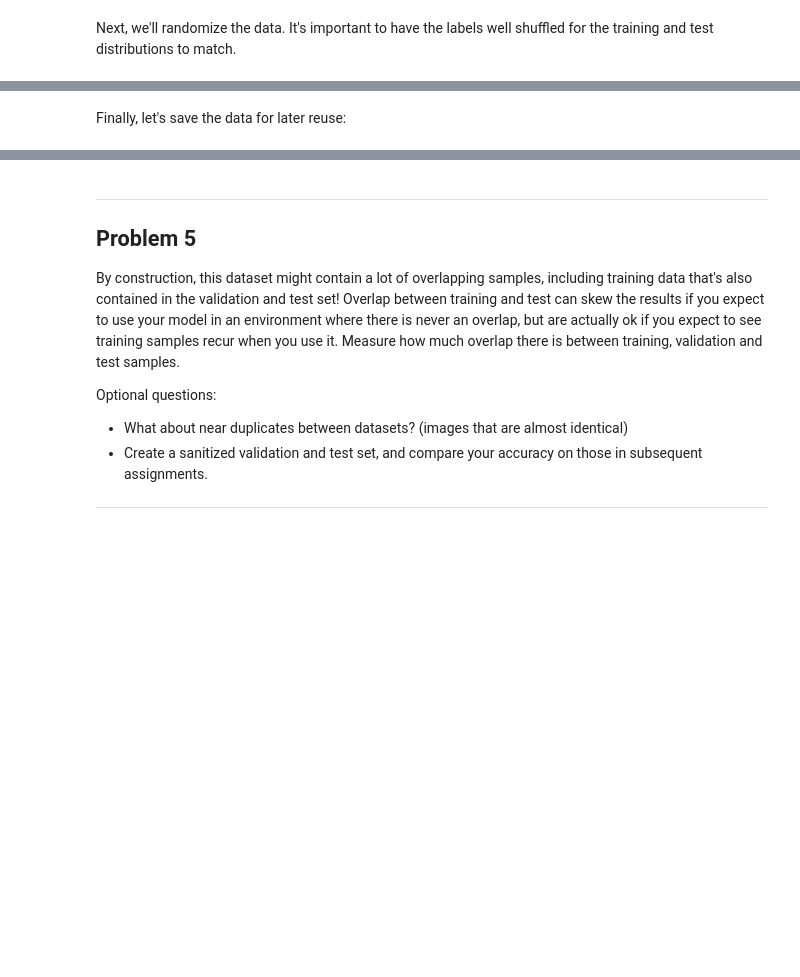
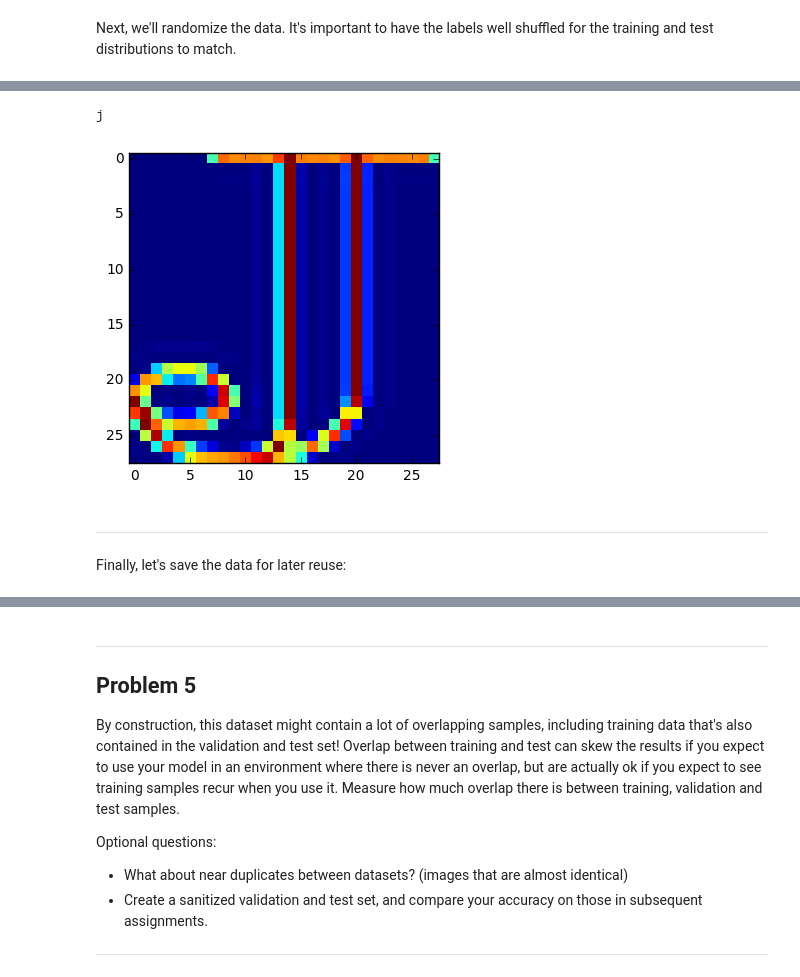
Before and after one commit to Mateusdalbone/udacity-google-deep-learning-tensorflow, a Jupyter notebook: assg1_notmnist.ipynb, the cells around one changed output, grey strips where cells are left out. Drawn from its saved outputs; the diff is of its cells as text; code cells hidden in the pictures; blank space fills up the shorter version.

```diff
--- a/assg1_notmnist.ipynb
+++ b/assg1_notmnist.ipynb
@@ -333,4 +345,19 @@ Convince yourself that the data is still good after shuffling!
+# %%
+def letter(i):
+    return 'abcdefghij'[i]
+
+# plot randomly one of image
+random_index = random.choice(np.arange(len(train_labels)))
+print(letter(train_labels[random_index]))
+
+plt.imshow(train_dataset[random_index], interpolation='nearest')
+plt.show()
+# %% [output]
+j
+[figure, added]
 # %% [markdown]
+---
+
 Finally, let's save the data for later reuse:
 # %%
 pickle_file = 'notMNIST.pickle'
```
Also changed, not shown: parts of 13 cells of this notebook.
